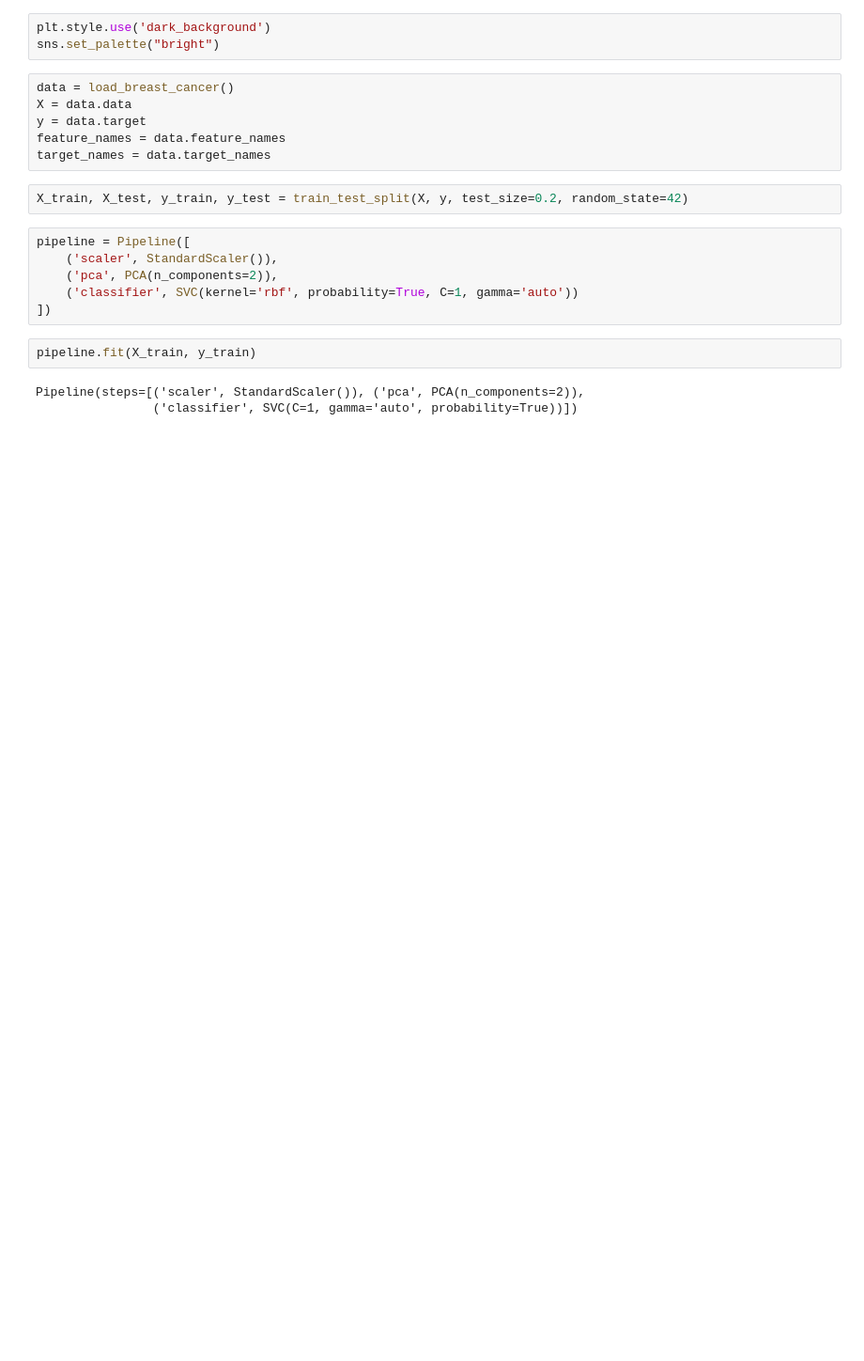
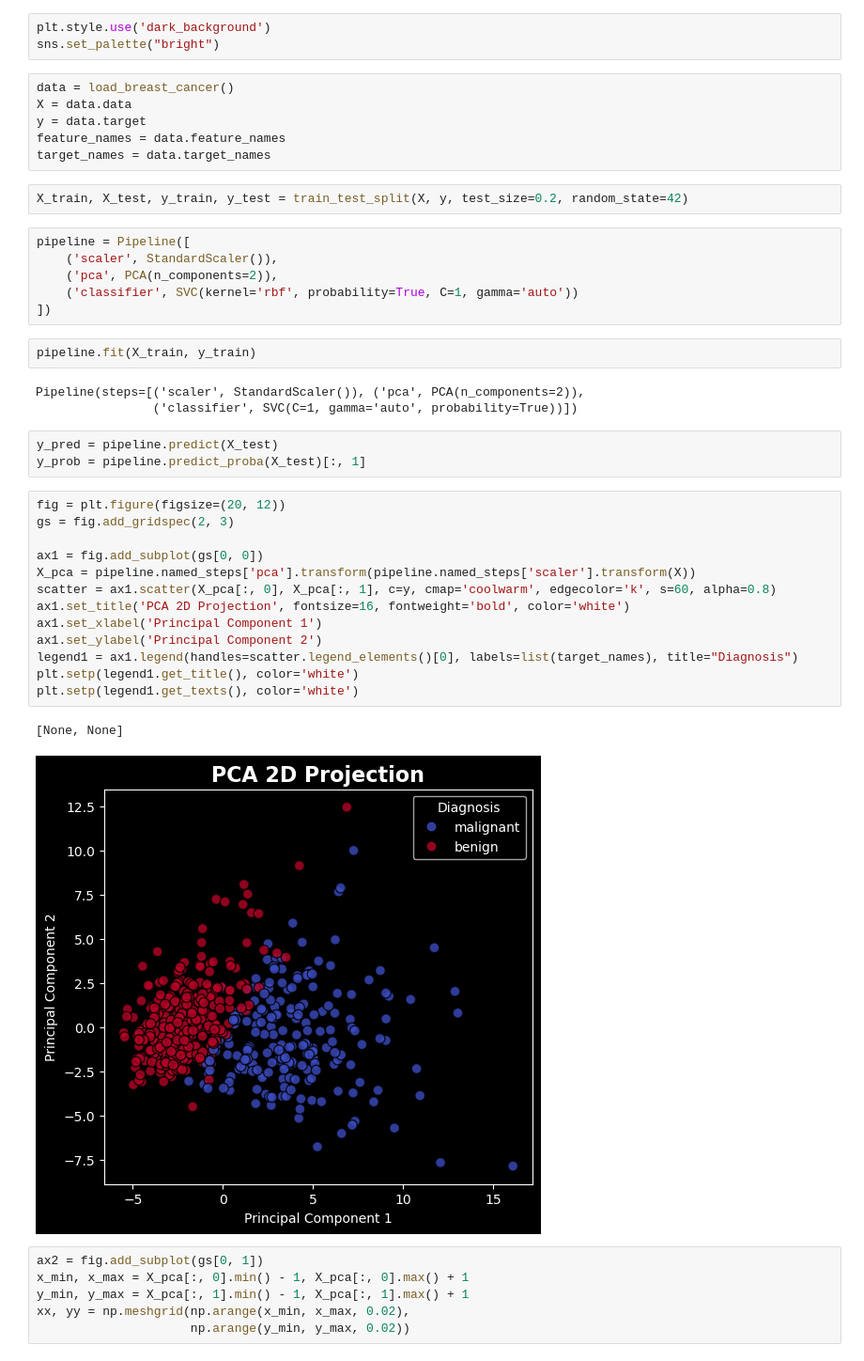
Before and after one commit to FairozAhmadSheikh/Machine_and_Deep_Learning_Basic_To_Advance, a Jupyter notebook: breast_cancer.ipynb, the cells around one changed output. Shown: that part at 94% size. Cells and saved outputs as stored; diff of their text form; blank space fills up the shorter version.

```diff
--- a/breast_cancer.ipynb
+++ b/breast_cancer.ipynb
@@ -32,3 +32,28 @@ pipeline.fit(X_train, y_train)
 # %% [output]
 Pipeline(steps=[('scaler', StandardScaler()), ('pca', PCA(n_components=2)),
                 ('classifier', SVC(C=1, gamma='auto', probability=True))])
+# %%
+y_pred = pipeline.predict(X_test)
+y_prob = pipeline.predict_proba(X_test)[:, 1]
+# %%
+fig = plt.figure(figsize=(20, 12))
+gs = fig.add_gridspec(2, 3)
+
+ax1 = fig.add_subplot(gs[0, 0])
+X_pca = pipeline.named_steps['pca'].transform(pipeline.named_steps['scaler'].transform(X))
+scatter = ax1.scatter(X_pca[:, 0], X_pca[:, 1], c=y, cmap='coolwarm', edgecolor='k', s=60, alpha=0.8)
+ax1.set_title('PCA 2D Projection', fontsize=16, fontweight='bold', color='white')
+ax1.set_xlabel('Principal Component 1')
+ax1.set_ylabel('Principal Component 2')
+legend1 = ax1.legend(handles=scatter.legend_elements()[0], labels=list(target_names), title="Diagnosis")
+plt.setp(legend1.get_title(), color='white')
+plt.setp(legend1.get_texts(), color='white')
+# %% [output]
+[None, None]
+[figure, added]
+# %%
+ax2 = fig.add_subplot(gs[0, 1])
+x_min, x_max = X_pca[:, 0].min() - 1, X_pca[:, 0].max() + 1
+y_min, y_max = X_pca[:, 1].min() - 1, X_pca[:, 1].max() + 1
+xx, yy = np.meshgrid(np.arange(x_min, x_max, 0.02),
+                     np.arange(y_min, y_max, 0.02))
```
Also changed, not shown: parts of 1 cell of this notebook.
